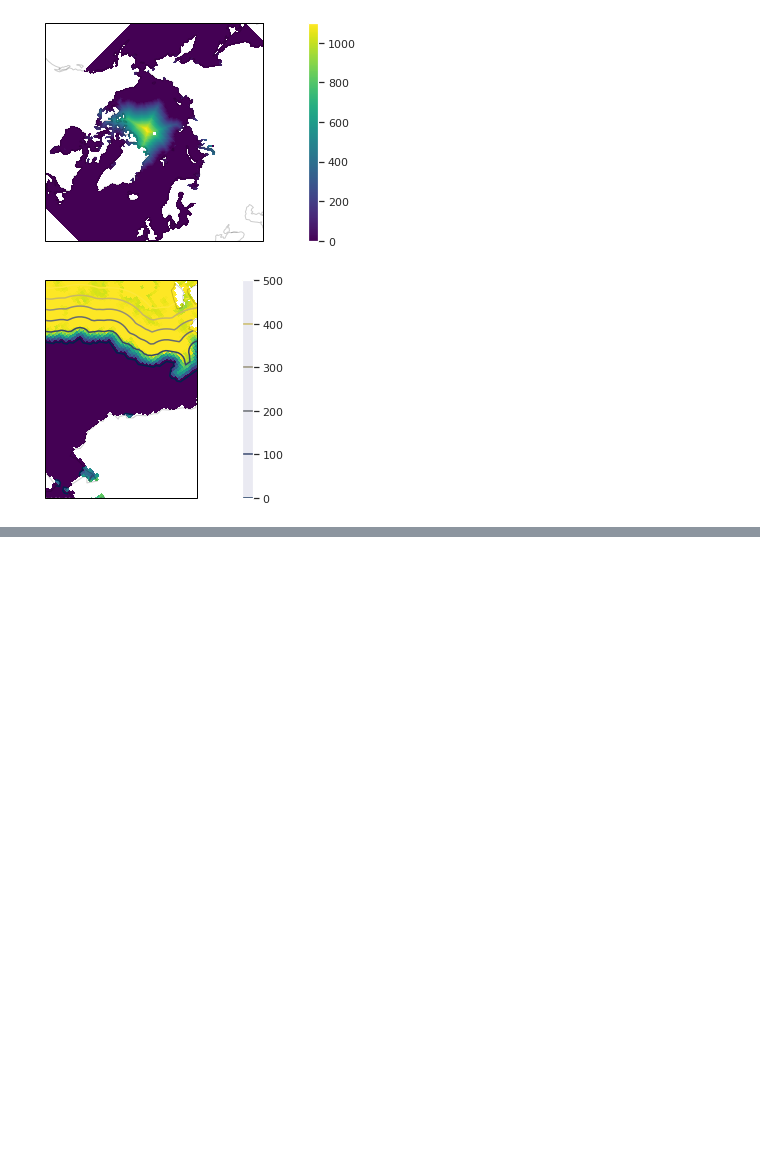
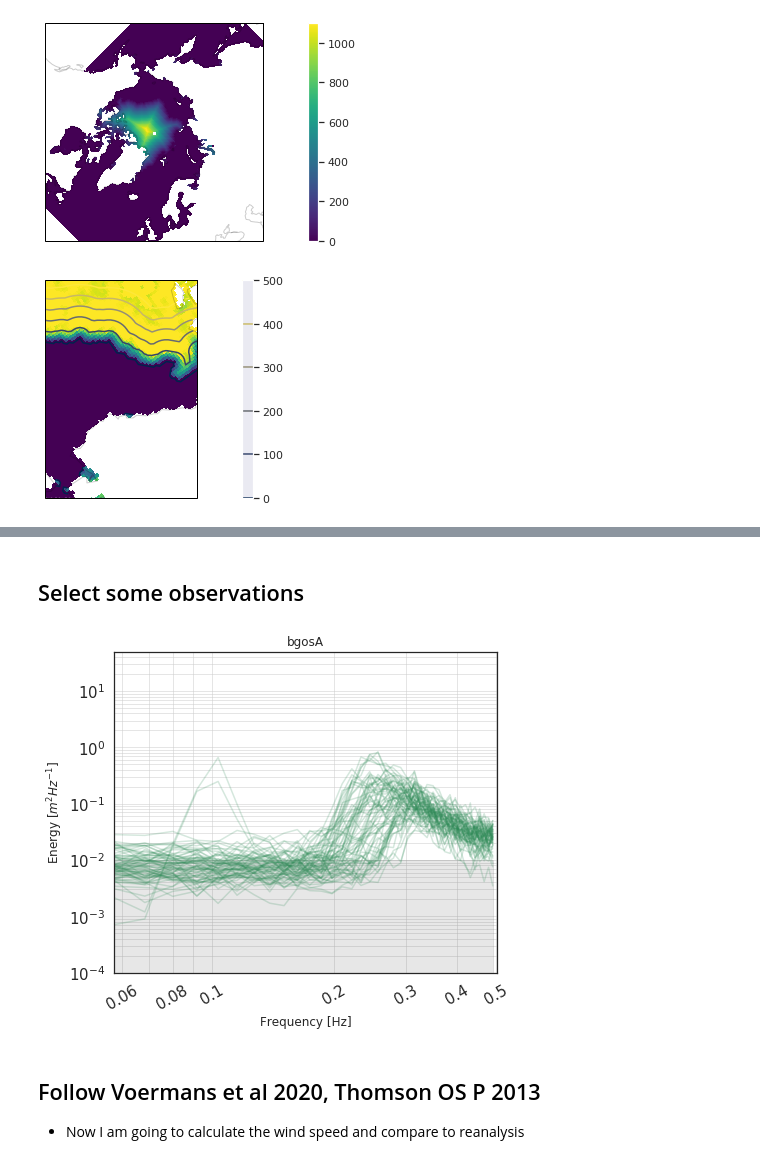
Before and after one commit to vtcooper/waveice, a Jupyter notebook: observations_paper/obs_paper_preprocess.ipynb, the cells around one changed output, grey strips where cells are left out. Cells and saved outputs as stored; diff of their text form; code cells hidden in the pictures; blank space fills up the shorter version.

Commit message:
initial coding of spectral tail equilibrium range wind speed estimates, including loading JRA 55 reanalysis directly

```diff
--- a/observations_paper/obs_paper_preprocess.ipynb
+++ b/observations_paper/obs_paper_preprocess.ipynb
@@ -284,0 +633,11 @@ plt.show()
+# %% [markdown]
+## Select some observations
+# %%
+ob_sel = 'bgosA'
+obs_ds = insitu_dict[ob_sel]
+setmin = 0.3
+dmin = 100
+dmax = 1e6
+
+spec = obs_ds.where(
+    (obs_ds.sigwaveheight > 0.3) & (obs_ds.cdr > dmin) & (obs_ds.cdr < dmax),drop=True)
@@ -284,0 +660,36 @@ plt.show()
+# %%
+with sns.axes_style('white'):
+    fig,ax = plt.subplots(figsize=(7,6))
+
+    spec.wavespectra_energy.plot.line(
+        hue='time',alpha=0.2,add_legend=False,
+        xscale='log',yscale='log',
+        c='seagreen')
+
+    ### NOISE FLOOR
+    x = spec.freq_wavespectra.values
+    nx = x.size
+    yupper = np.tile(1*10**(-2),nx)
+    ylower = np.tile(9*10**(-5),nx)
+    ax.fill_between(x,ylower,yupper,alpha=0.1,color='0.1')
+    ax.tick_params(axis='both', which='major', labelsize='small')
+    ax.tick_params(axis='both', which='minor', labelsize='small')
+
+
+    ax.grid(True,which='both',alpha=0.5)
+
+    xticklab = np.round(np.append([0.06,0.08],np.arange(0.1,0.51,0.1)),2)
+    plt.xticks(ticks=xticklab,labels=xticklab.astype(str),fontsize='small',rotation=30)
+    plt.ylim(10**(-4),5*10**(1))
+    plt.xlim(10**(-1.24),10**(-0.3))
+    plt.ylabel('Energy [$m^2 Hz^{-1}$]')
+    plt.xlabel('Frequency [Hz]')
+    plt.title(ob_sel)
+
+    fig.tight_layout()
+    plt.show()
+# %% [output]
+[figure, added]
+# %% [markdown]
+## Follow Voermans et al 2020, Thomson OS P 2013
+- Now I am going to calculate the wind speed and compare to reanalysis
```
Also changed, not shown: parts of 39 cells of this notebook, 1 other file.
